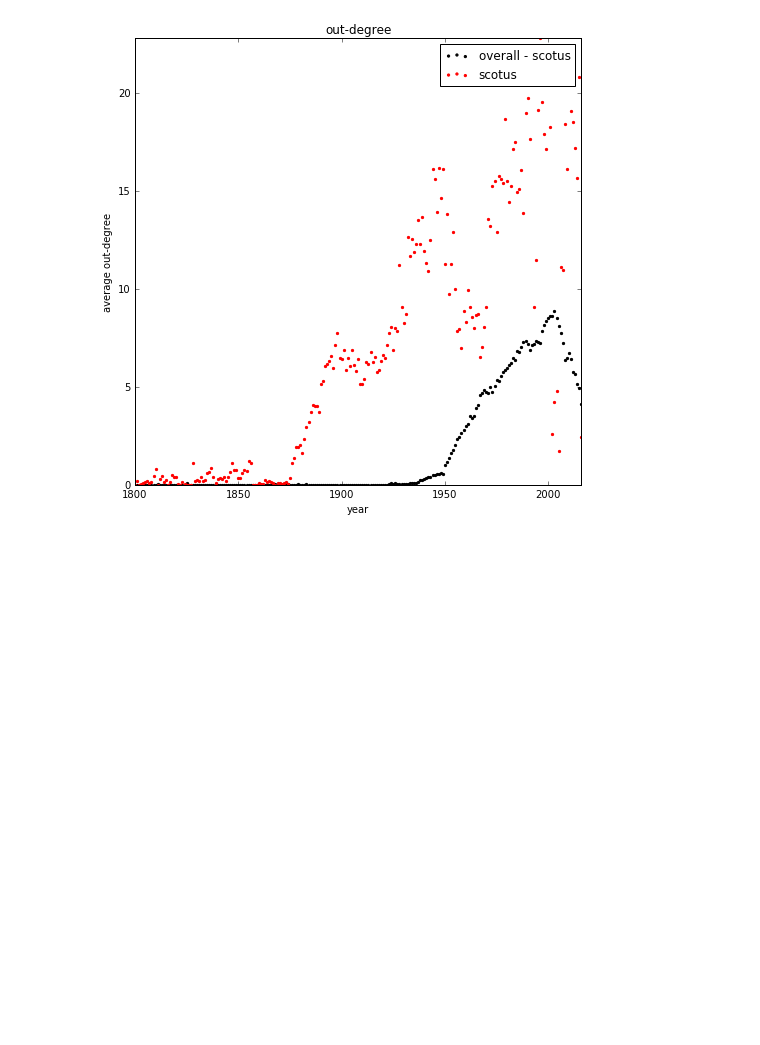
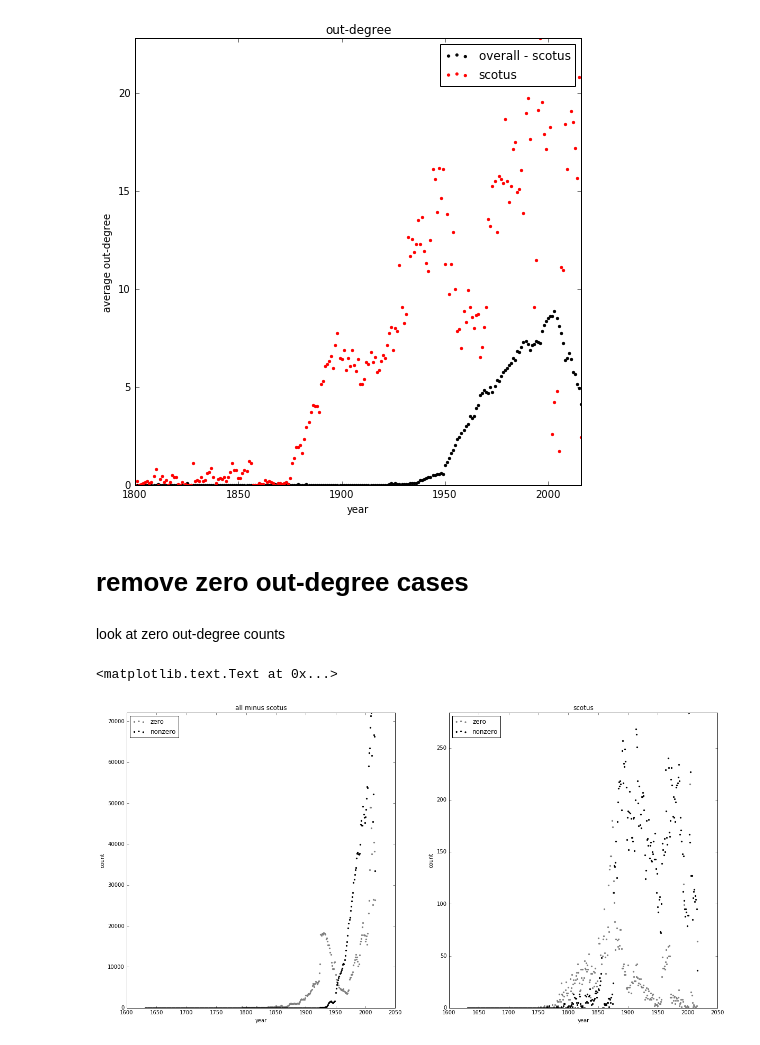
Before and after one commit to idc9/law-net, a Jupyter notebook: explore/James/load-igraph.ipynb, the cells around one changed output. Saved outputs shown, nothing was run; the diff lists cells and outputs as text; code cells hidden in the pictures; blank space fills up the shorter version.

Commit message:
killed zero degree cases

```diff
--- a/explore/James/load-igraph.ipynb
+++ b/explore/James/load-igraph.ipynb
@@ -420,3 +423,5 @@ CompareDegreePlots(g_minus_scotus,g_scotus,overall_net='overall - scotus',sub_ne
 [figure]
 [figure]
 [figure]
+# %% [markdown]
+# remove zero out-degree cases
@@ -422,0 +457,50 @@ CompareDegreePlots(g_minus_scotus,g_scotus,overall_net='overall - scotus',sub_ne
+# %%
+nz_deg_trend_all_noscotus = get_degree_trend_nonzero(g_minus_scotus)
+nz_deg_trend_scotus = get_degree_trend_nonzero(g_scotus)
+# %% [markdown]
+look at zero out-degree counts
+# %%
+plt.figure(figsize=[20, 10])
+
+plt.subplot(1,2,1)
+plt.title('all minus scotus')
+plt.scatter(year_range,
+            nz_deg_trend_all_noscotus['zero_count'],
+            marker = '.',
+            color='grey',
+            label='zero')
+
+plt.scatter(year_range,
+            nz_deg_trend_all_noscotus['nonzero_count'],
+            marker='.',
+            color='black',
+            label='nonzero')
+
+plt.ylim([0, max(nz_deg_trend_all_noscotus['nonzero_count'])])
+plt.legend(loc='upper left')
+plt.xlabel('year')
+plt.ylabel('count')
+
+
+
+plt.subplot(1,2,2)
+plt.title('scotus')
+plt.scatter(year_range,
+            nz_deg_trend_scotus['zero_count'],
+            marker = '.',
+            color='grey',
+            label='zero')
+
+plt.scatter(year_range,
+            nz_deg_trend_scotus['nonzero_count'],
+            marker='.',
+            color='black',
+            label='nonzero')
+
+plt.ylim([0, max(nz_deg_trend_scotus['nonzero_count'])])
+plt.legend(loc='upper left')
+plt.xlabel('year')
+plt.ylabel('count')
+# %% [output]
+<matplotlib.text.Text at 0x...>
+[figure, added]
```
Also changed, not shown: parts of 6 cells of this notebook.
